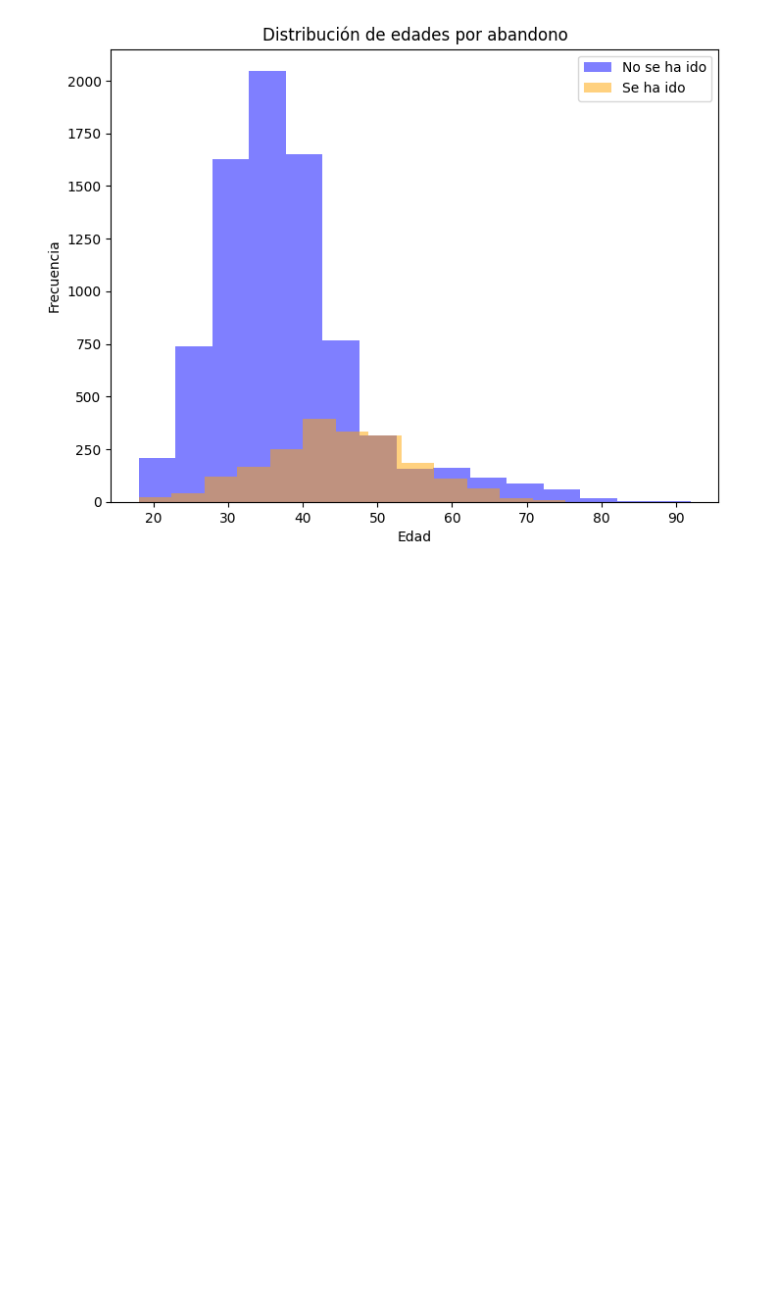
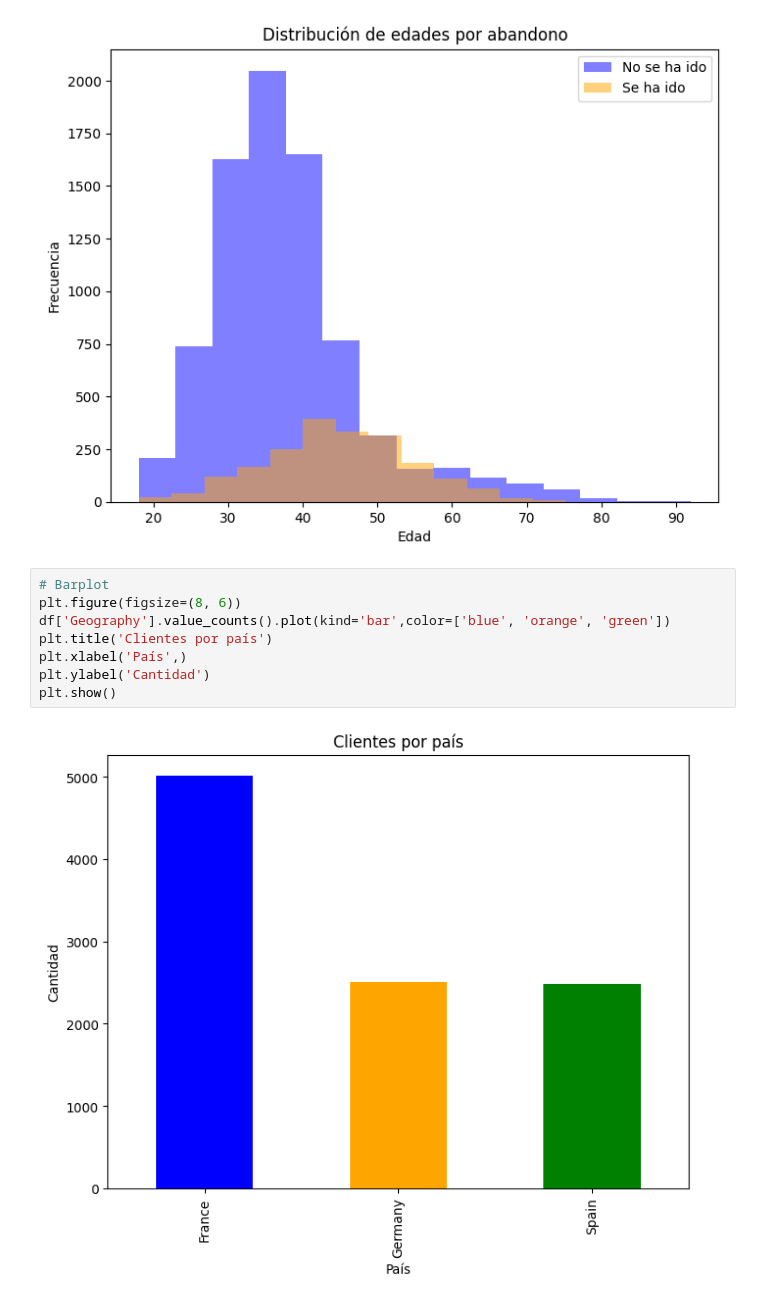
Before and after one commit to DJChincuini/Bank_Customer_Churn, a Jupyter notebook: EDA.ipynb, the cells around one changed output. Cells and saved outputs as stored; diff of their text form; blank space fills up the shorter version.

Commit message:
Histograma

```diff
--- a/EDA.ipynb
+++ b/EDA.ipynb
@@ -92,3 +93,13 @@ plt.legend()
 plt.show()
 # %% [output]
 [figure]
+# %%
+# Barplot
+plt.figure(figsize=(8, 6))
+df['Geography'].value_counts().plot(kind='bar',color=['blue', 'orange', 'green'])
+plt.title('Clientes por país')
+plt.xlabel('País',)
+plt.ylabel('Cantidad')
+plt.show()
+# %% [output]
+[figure, added]
```
Also changed, not shown: parts of 2 cells of this notebook.
